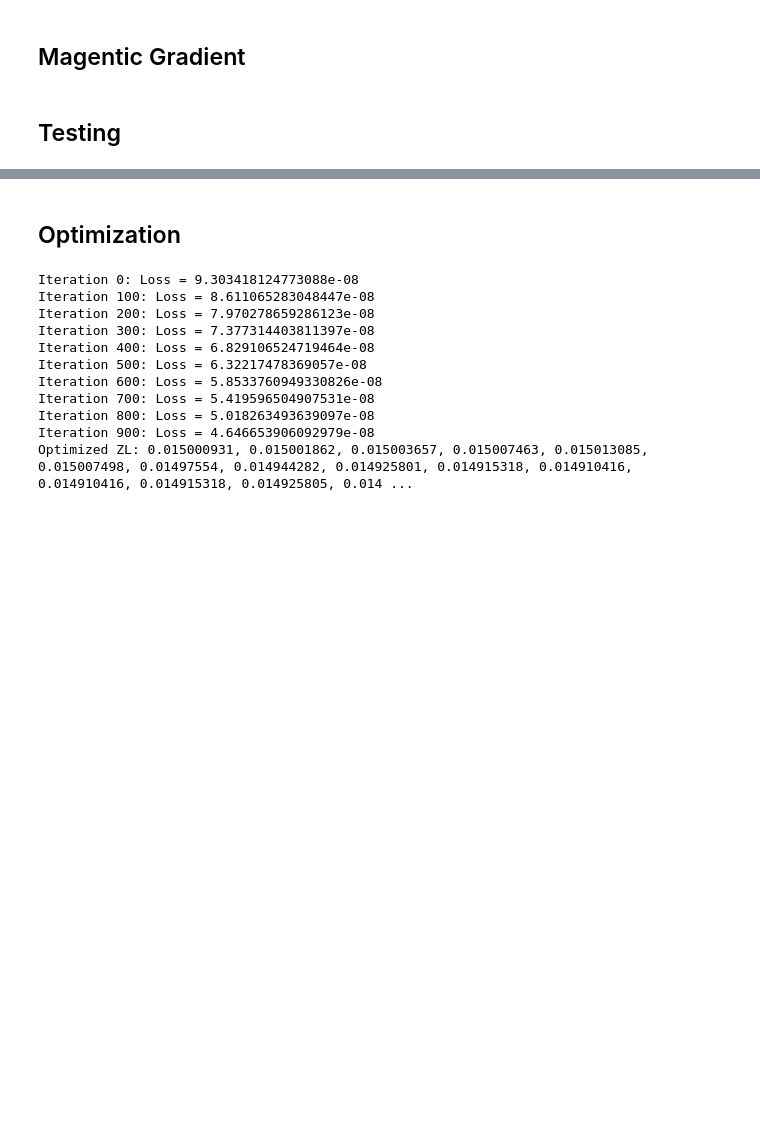
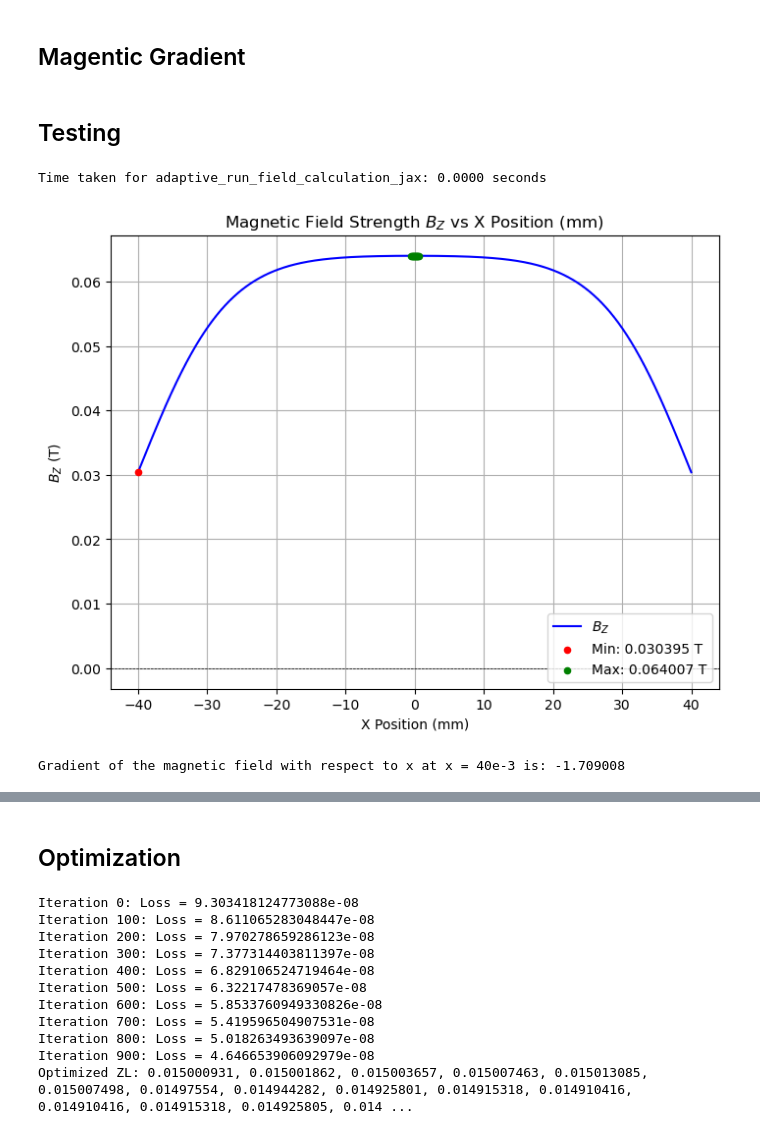
Before and after one commit to joostwijn/Rotating_Magnetic_Setup, a Jupyter notebook: 3. Magnets/Field_Shaping_Algorithm_JAX.ipynb, the cells around one changed output, grey strips where cells are left out. Drawn from its saved outputs; the diff is of its cells as text; code cells hidden in the pictures; blank space fills up the shorter version.

```diff
--- a/3. Magnets/Field_Shaping_Algorithm_JAX.ipynb
+++ b/3. Magnets/Field_Shaping_Algorithm_JAX.ipynb
@@ -704,5 +708,50 @@ def compute_derivative_fixed():
     return gradBZ
 # %% [markdown]
 ## Testing
+# %%
+# Precompute Legendre nodes/weights only for the fixed order.
+NODES_DICT, WEIGHTS_DICT = fixed_precompute_leggauss([FIXED_ORDER])
+NODES = NODES_DICT[FIXED_ORDER]
+WEIGHTS = WEIGHTS_DICT[FIXED_ORDER]
+
+# Precompute integration parameters using the observation values and grid settings.
+X_MINS, X_MAXS, Y_MINS, Y_MAXS, x_flat, y_flat, z_flat = fixed_setup_integration(X_VAL, Y_VAL, Z_VAL, A_TOTAL, A_ONE, B_TOTAL, B_ONE)
+
+# Warm-up: call the adaptive function once to trigger JAX compilation.
+_ = fixed_run_field_calculation_jax(x_flat, y_flat, z_flat, ZL, H, MZ)
+# Run the adaptive field calculation using the tolerance defined.
+
+start_time = time.time()
+result = fixed_run_field_calculation_jax(x_flat, y_flat, z_flat, ZL, H, MZ)
+obs = determine_observation_points(X_VAL, Y_VAL, Z_VAL)
+end_time = time.time()
+print("Time taken for adaptive_run_field_calculation_jax: {:.4f} seconds".format(end_time - start_time))
+# print("Chosen Legendre polynomial order:", chosen_order)
+
+# If the observation coordinate is along x, plot the field versus x.
+plot_Bz(mode="Fixed")
+
+def field_at_x(x_val):
+    # Create one-element arrays for the observation point.
+    x_flat = jnp.array([40e-3])
+    y_flat = jnp.array([x_val])
+    z_flat = jnp.array([0.0])
+    # Call the fixed-run function to compute the field.
+    # This function returns an array; we extract the first element.
+    result = fixed_run_field_calculation_jax(x_flat, y_flat, z_flat, ZL, H, MZ)
+    return result[0]
+
+# Use JAX's grad to get the gradient with respect to x.
+grad_field_at_x = jax.grad(field_at_x)
+
+# Evaluate the gradient at x = 40e-3.
+x_value = 10e-3
+gradient_value = grad_field_at_x(x_value)
+
+print("Gradient of the magnetic field with respect to x at x = 40e-3 is:", gradient_value)
+# %% [output]
+Time taken for adaptive_run_field_calculation_jax: 0.0000 seconds
+[figure, added]
+Gradient of the magnetic field with respect to x at x = 40e-3 is: -1.709008
 # %%
 # Warm-up: call the adaptive function once to trigger JAX compilation.
```
Also changed, not shown: parts of 13 cells of this notebook.
